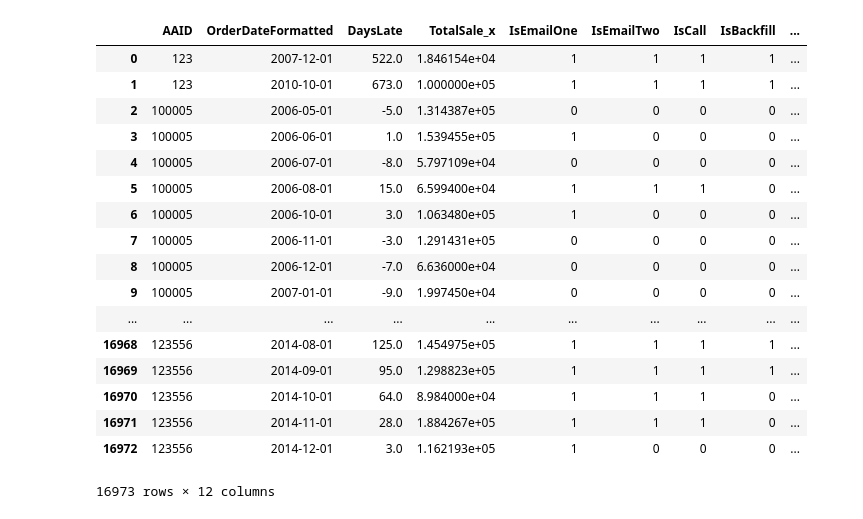
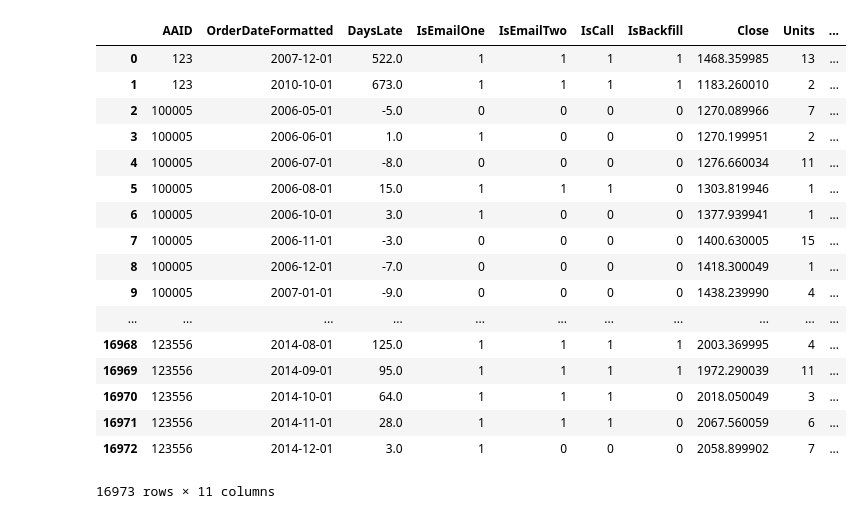
Before and after one commit to apclypsr/Capstone-Project, a Jupyter notebook: SurveyAnalysis.ipynb, the cells around one changed output. Cells and saved outputs as stored; diff of their text form; code cells hidden in the pictures.

```diff
--- a/SurveyAnalysis.ipynb
+++ b/SurveyAnalysis.ipynb
@@ -183,34 +167,34 @@ sns.violinplot(USMTO_NO_SUBMIT_OUTLIERS.DaysLate, title = 'Distribution of Days
 # %%
 #Creates table by AAID and OrderDateFormatted
 
-AAID_BY_MONTH = USMTO_WHOLE.groupby(['AAID','OrderDateFormatted'])['DaysLate','TotalSale','IsEmailOne', 'IsEmailTwo', 'IsCall', 'IsBackfill'].mean()
+AAID_BY_MONTH = USMTO_WHOLE.groupby(['AAID','OrderDateFormatted'])['DaysLate','TotalSale','IsEmailOne', 'IsEmailTwo', 'IsCall', 'IsBackfill','Close',].mean()
 AAID_BY_MONTH.reset_index(level=1, inplace=True)
 AAID_BY_MONTH.reset_index(level=1, inplace=True)
 AAID_BY_MONTH_2 = USMTO_WHOLE.groupby(['AAID','OrderDateFormatted'])['Units','TotalSale'].sum()
 AAID_BY_MONTH_2.reset_index(level=1, inplace=True)
 AAID_BY_MONTH_2.reset_index(level=1, inplace=True)
 AAID_BY_MONTH = AAID_BY_MONTH.merge(AAID_BY_MONTH_2, how = 'inner', on = ['AAID','OrderDateFormatted'])
 AAID_BY_MONTH['TotalSaleAvg'] = AAID_BY_MONTH['TotalSale_x']
 AAID_BY_MONTH['TotalSale'] = AAID_BY_MONTH['TotalSale_y']
-#AAID_BY_MONTH = AAID_BY_MONTH.drop('TotalSale_x')
-#AAID_BY_MONTH = AAID_BY_MONTH.drop('TotalSale_y')
+AAID_BY_MONTH = AAID_BY_MONTH.drop('TotalSale_x', axis = 1)
+AAID_BY_MONTH = AAID_BY_MONTH.drop('TotalSale_y', axis = 1)
 AAID_BY_MONTH
 # %% [output]
-|  | AAID | OrderDateFormatted | DaysLate | TotalSale_x | IsEmailOne | IsEmailTwo | IsCall | IsBackfill | ... |
-| 0 | 123 | 2007-12-01 | 522.0 | 1.846154e+04 | 1 | 1 | 1 | 1 | ... |
-| 1 | 123 | 2010-10-01 | 673.0 | 1.000000e+05 | 1 | 1 | 1 | 1 | ... |
-| 2 | 100005 | 2006-05-01 | -5.0 | 1.314387e+05 | 0 | 0 | 0 | 0 | ... |
-| 3 | 100005 | 2006-06-01 | 1.0 | 1.539455e+05 | 1 | 0 | 0 | 0 | ... |
-| 4 | 100005 | 2006-07-01 | -8.0 | 5.797109e+04 | 0 | 0 | 0 | 0 | ... |
-| 5 | 100005 | 2006-08-01 | 15.0 | 6.599400e+04 | 1 | 1 | 1 | 0 | ... |
-| 6 | 100005 | 2006-10-01 | 3.0 | 1.063480e+05 | 1 | 0 | 0 | 0 | ... |
-| 7 | 100005 | 2006-11-01 | -3.0 | 1.291431e+05 | 0 | 0 | 0 | 0 | ... |
-| 8 | 100005 | 2006-12-01 | -7.0 | 6.636000e+04 | 0 | 0 | 0 | 0 | ... |
-| 9 | 100005 | 2007-01-01 | -9.0 | 1.997450e+04 | 0 | 0 | 0 | 0 | ... |
-| ... | ... | ... | ... | ... | ... | ... | ... | ... | ... |
-| 16968 | 123556 | 2014-08-01 | 125.0 | 1.454975e+05 | 1 | 1 | 1 | 1 | ... |
-| 16969 | 123556 | 2014-09-01 | 95.0 | 1.298823e+05 | 1 | 1 | 1 | 1 | ... |
-| 16970 | 123556 | 2014-10-01 | 64.0 | 8.984000e+04 | 1 | 1 | 1 | 0 | ... |
-| 16971 | 123556 | 2014-11-01 | 28.0 | 1.884267e+05 | 1 | 1 | 1 | 0 | ... |
-| 16972 | 123556 | 2014-12-01 | 3.0 | 1.162193e+05 | 1 | 0 | 0 | 0 | ... |
+|  | AAID | OrderDateFormatted | DaysLate | IsEmailOne | IsEmailTwo | IsCall | IsBackfill | Close | Units | ... |
+| 0 | 123 | 2007-12-01 | 522.0 | 1 | 1 | 1 | 1 | 1468.359985 | 13 | ... |
+| 1 | 123 | 2010-10-01 | 673.0 | 1 | 1 | 1 | 1 | 1183.260010 | 2 | ... |
+| 2 | 100005 | 2006-05-01 | -5.0 | 0 | 0 | 0 | 0 | 1270.089966 | 7 | ... |
+| 3 | 100005 | 2006-06-01 | 1.0 | 1 | 0 | 0 | 0 | 1270.199951 | 2 | ... |
+| 4 | 100005 | 2006-07-01 | -8.0 | 0 | 0 | 0 | 0 | 1276.660034 | 11 | ... |
+| 5 | 100005 | 2006-08-01 | 15.0 | 1 | 1 | 1 | 0 | 1303.819946 | 1 | ... |
+| 6 | 100005 | 2006-10-01 | 3.0 | 1 | 0 | 0 | 0 | 1377.939941 | 1 | ... |
+| 7 | 100005 | 2006-11-01 | -3.0 | 0 | 0 | 0 | 0 | 1400.630005 | 15 | ... |
+| 8 | 100005 | 2006-12-01 | -7.0 | 0 | 0 | 0 | 0 | 1418.300049 | 1 | ... |
+| 9 | 100005 | 2007-01-01 | -9.0 | 0 | 0 | 0 | 0 | 1438.239990 | 4 | ... |
+| ... | ... | ... | ... | ... | ... | ... | ... | ... | ... | ... |
+| 16968 | 123556 | 2014-08-01 | 125.0 | 1 | 1 | 1 | 1 | 2003.369995 | 4 | ... |
+| 16969 | 123556 | 2014-09-01 | 95.0 | 1 | 1 | 1 | 1 | 1972.290039 | 11 | ... |
+| 16970 | 123556 | 2014-10-01 | 64.0 | 1 | 1 | 1 | 0 | 2018.050049 | 3 | ... |
+| 16971 | 123556 | 2014-11-01 | 28.0 | 1 | 1 | 1 | 0 | 2067.560059 | 6 | ... |
+| 16972 | 123556 | 2014-12-01 | 3.0 | 1 | 0 | 0 | 0 | 2058.899902 | 7 | ... |
-16973 rows × 12 columns
+16973 rows × 11 columns
```
Also changed, not shown: parts of 34 cells of this notebook.
